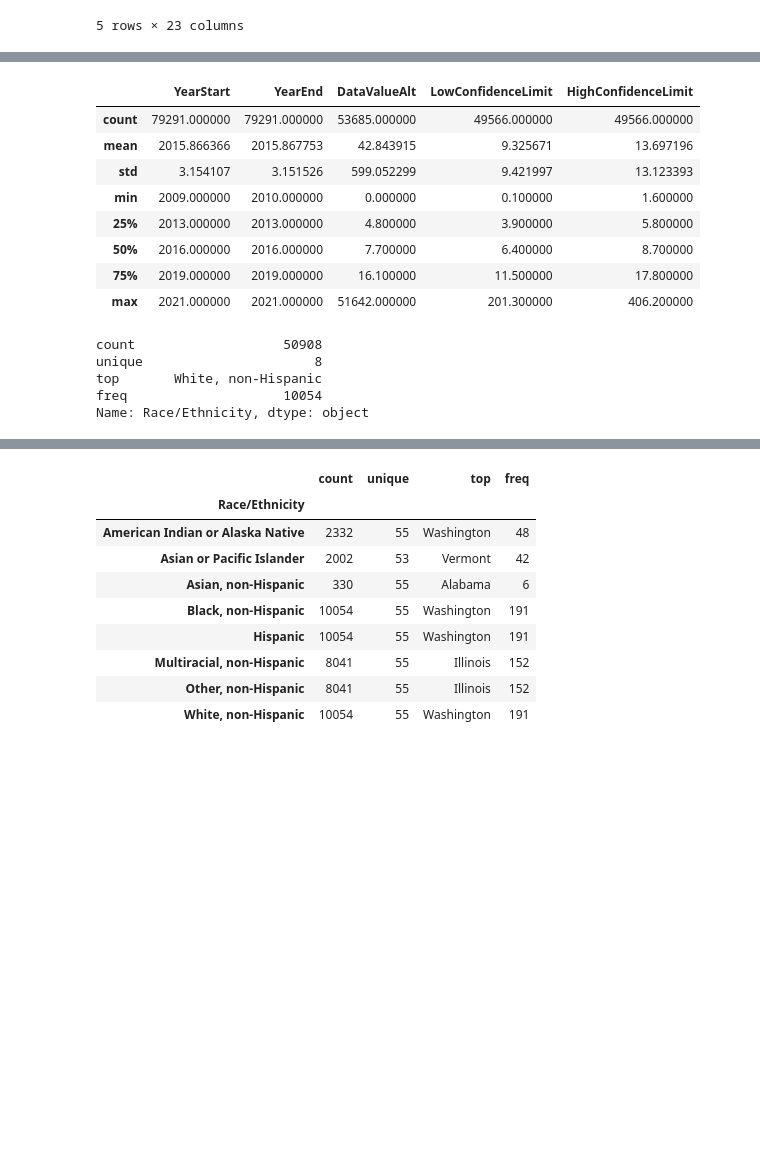
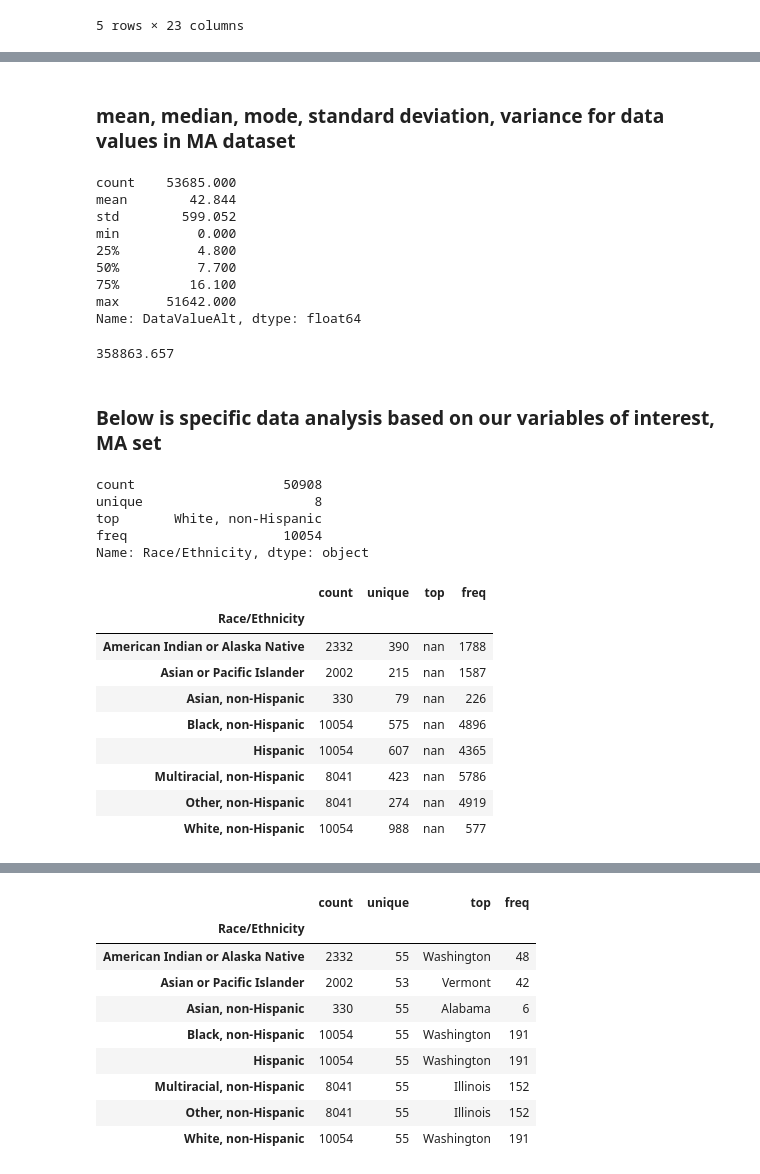
Before and after one commit to jrmcmill/618-project, a Jupyter notebook: V2Project-Description.ipynb, the cells around one changed output, grey strips where cells are left out. Drawn from its saved outputs; the diff is of its cells as text; code cells hidden in the pictures; blank space fills up the shorter version.

```diff
--- a/V2Project-Description.ipynb
+++ b/V2Project-Description.ipynb
@@ -563,15 +503,23 @@ array(['Postpartum depressive symptoms',
+# %% [markdown]
+### mean, median, mode, standard deviation, variance for data values in MA dataset
 # %%
-national_merged_MA.describe()
+national_merged_MA['DataValueAlt'].describe().round(3)
 # %% [output]
-|  | YearStart | YearEnd | DataValueAlt | LowConfidenceLimit | HighConfidenceLimit |
-| count | 79291.000000 | 79291.000000 | 53685.000000 | 49566.000000 | 49566.000000 |
-| mean | 2015.866366 | 2015.867753 | 42.843915 | 9.325671 | 13.697196 |
-| std | 3.154107 | 3.151526 | 599.052299 | 9.421997 | 13.123393 |
-| min | 2009.000000 | 2010.000000 | 0.000000 | 0.100000 | 1.600000 |
-| 25% | 2013.000000 | 2013.000000 | 4.800000 | 3.900000 | 5.800000 |
-| 50% | 2016.000000 | 2016.000000 | 7.700000 | 6.400000 | 8.700000 |
-| 75% | 2019.000000 | 2019.000000 | 16.100000 | 11.500000 | 17.800000 |
-| max | 2021.000000 | 2021.000000 | 51642.000000 | 201.300000 | 406.200000 |
+count    53685.000
+mean        42.844
+std        599.052
+min          0.000
+25%          4.800
+50%          7.700
+75%         16.100
+max      51642.000
+Name: DataValueAlt, dtype: float64
+# %%
+national_merged_MA['DataValueAlt'].var().round(3)
+# %% [output]
+358863.657
+# %% [markdown]
+### Below is specific data analysis based on our variables of interest, MA set
 # %%
 national_merged_MA['Race/Ethnicity'].describe()
 # %% [output]
@@ -580,3 +528,16 @@ unique                      8
 top       White, non-Hispanic
 freq                    10054
 Name: Race/Ethnicity, dtype: object
+# %%
+national_merged_MA.groupby(['Race/Ethnicity'])['DataValue'].describe()
+# %% [output]
+|  | count | unique | top | freq |
+| Race/Ethnicity |  |  |  |  |
+| American Indian or Alaska Native | 2332 | 390 | nan | 1788 |
+| Asian or Pacific Islander | 2002 | 215 | nan | 1587 |
+| Asian, non-Hispanic | 330 | 79 | nan | 226 |
+| Black, non-Hispanic | 10054 | 575 | nan | 4896 |
+| Hispanic | 10054 | 607 | nan | 4365 |
+| Multiracial, non-Hispanic | 8041 | 423 | nan | 5786 |
+| Other, non-Hispanic | 8041 | 274 | nan | 4919 |
+| White, non-Hispanic | 10054 | 988 | nan | 577 |
```
Also changed, not shown: parts of 37 cells of this notebook.
